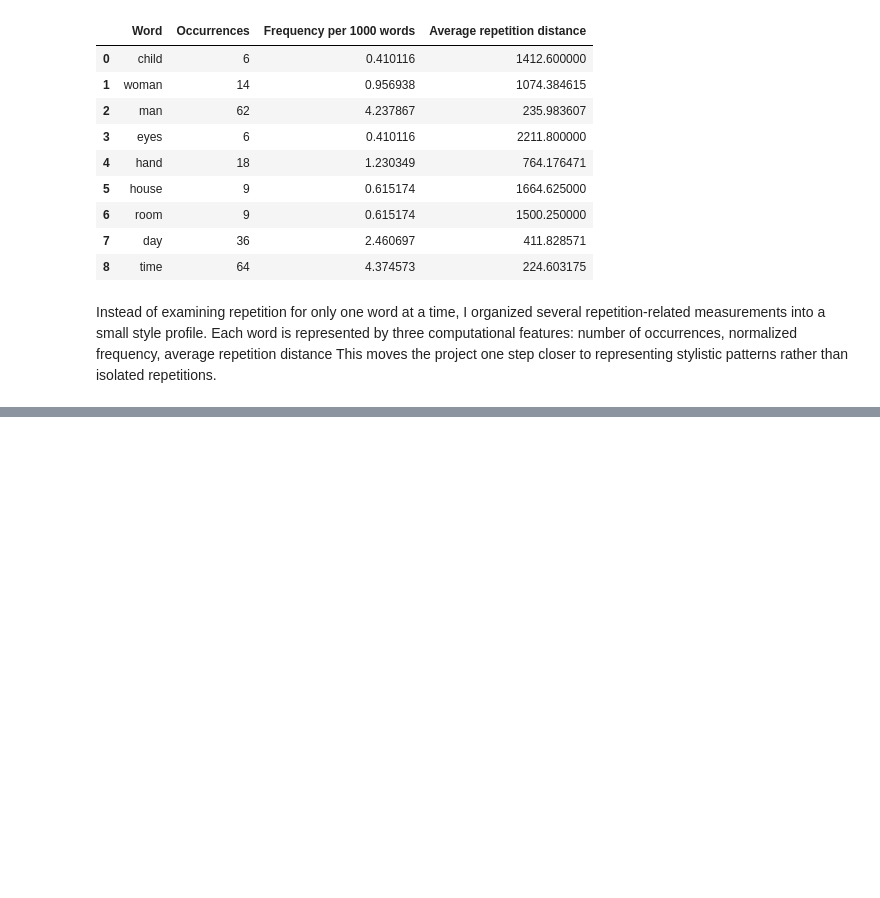
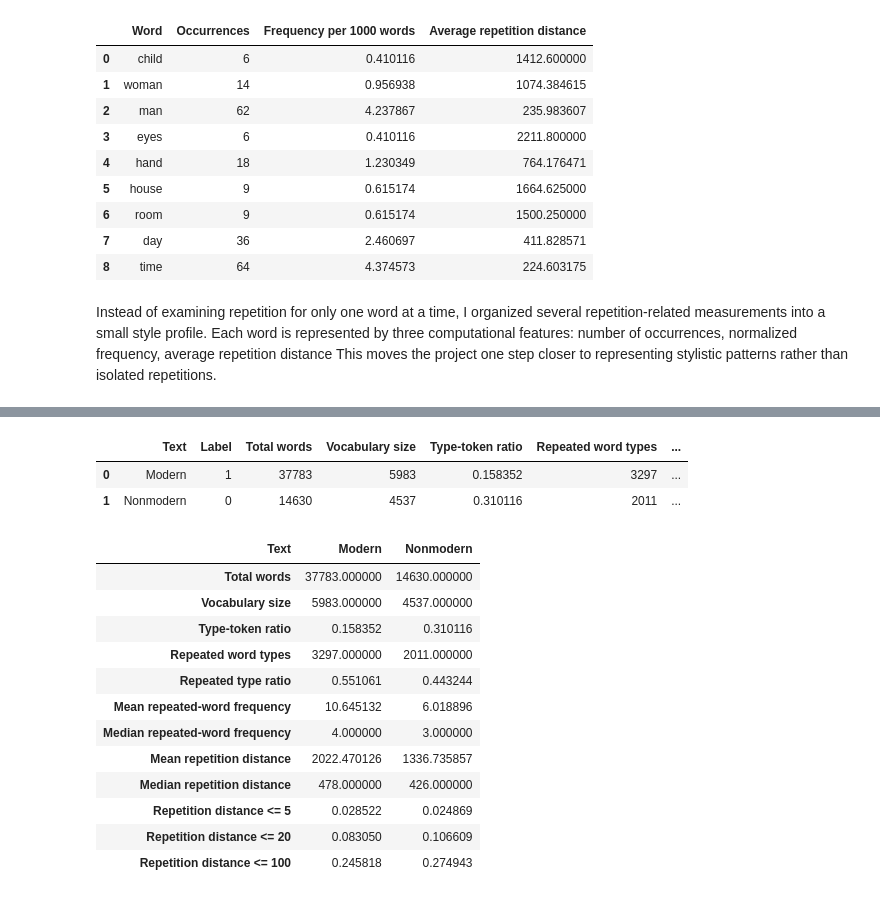
Before and after one commit to CiciXie-haotong/Modernism-Classifier, a Jupyter notebook: repetition_analysis.ipynb.ipynb, the cells around one changed output, grey strips where cells are left out. Saved outputs shown, nothing was run; the diff lists cells and outputs as text; code cells hidden in the pictures; blank space fills up the shorter version.

```diff
--- a/repetition_analysis.ipynb.ipynb
+++ b/repetition_analysis.ipynb.ipynb
@@ -1273,0 +1277,10 @@ This moves the project one step closer to representing stylistic patterns rather
+# %%
+def collect_all_repetition_distances(positions):
+    all_distances = []
+
+    for word, position_list in positions.items():
+        if len(position_list) >= 2:
+            distances = repetition_distances(position_list)
+            all_distances.extend(distances)
+
+    return all_distances
@@ -1273,0 +1442,39 @@ This moves the project one step closer to representing stylistic patterns rather
+# %%
+text_feature_df = pd.DataFrame([
+    {
+        "Text": "Modern",
+        "Label": 1,
+        **modern_text_features
+    },
+    {
+        "Text": "Nonmodern",
+        "Label": 0,
+        **nonmodern_text_features
+    }
+])
+
+text_feature_df
+# %% [output]
+|  | Text | Label | Total words | Vocabulary size | Type-token ratio | Repeated word types | ... |
+| 0 | Modern | 1 | 37783 | 5983 | 0.158352 | 3297 | ... |
+| 1 | Nonmodern | 0 | 14630 | 4537 | 0.310116 | 2011 | ... |
+# %%
+comparison_df = text_feature_df.set_index("Text").drop(
+    columns="Label"
+).transpose()
+
+comparison_df
+# %% [output]
+| Text | Modern | Nonmodern |
+| Total words | 37783.000000 | 14630.000000 |
+| Vocabulary size | 5983.000000 | 4537.000000 |
+| Type-token ratio | 0.158352 | 0.310116 |
+| Repeated word types | 3297.000000 | 2011.000000 |
+| Repeated type ratio | 0.551061 | 0.443244 |
+| Mean repeated-word frequency | 10.645132 | 6.018896 |
+| Median repeated-word frequency | 4.000000 | 3.000000 |
+| Mean repetition distance | 2022.470126 | 1336.735857 |
+| Median repetition distance | 478.000000 | 426.000000 |
+| Repetition distance <= 5 | 0.028522 | 0.024869 |
+| Repetition distance <= 20 | 0.083050 | 0.106609 |
+| Repetition distance <= 100 | 0.245818 | 0.274943 |
```
Also changed, not shown: parts of 15 cells of this notebook.
